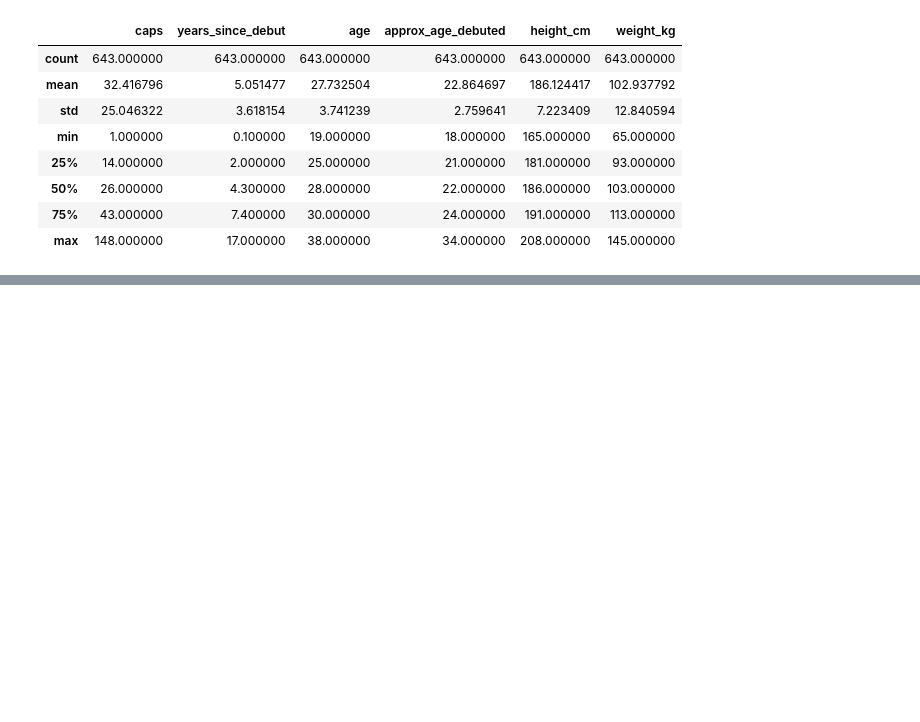
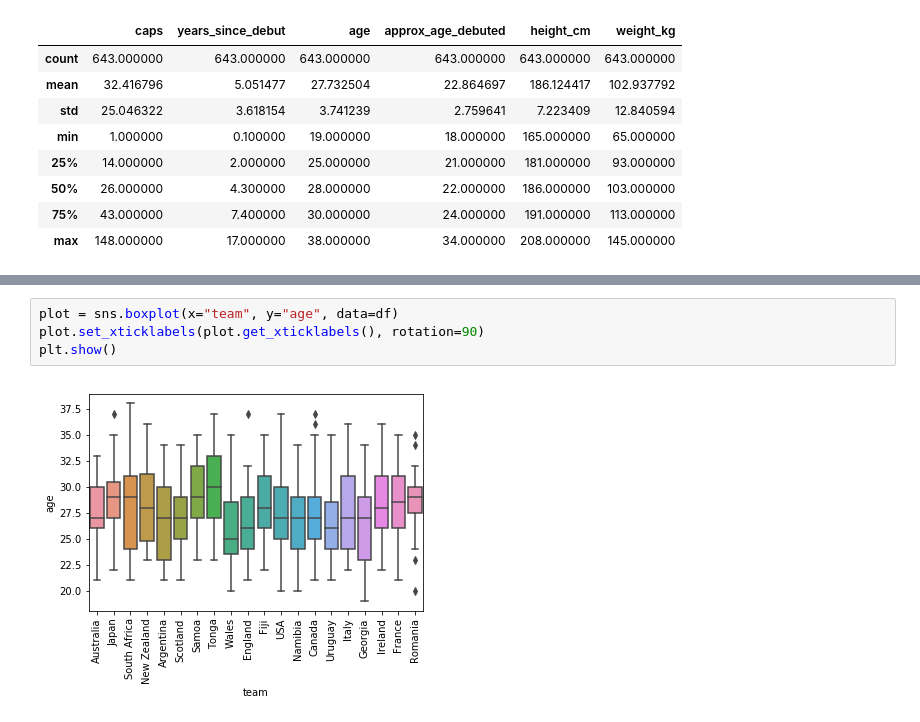
Before and after one commit to rossdavidhunter/Programming_Data_Analysis_Project, a Jupyter notebook: simulation.ipynb, the cells around one changed output, grey strips where cells are left out. Drawn from its saved outputs; the diff is of its cells as text; blank space fills up the shorter version.

Commit message:
add boxplot

```diff
--- a/simulation.ipynb
+++ b/simulation.ipynb
@@ -88,0 +89,6 @@ plt.show('chart')
+# %%
+plot = sns.boxplot(x="team", y="age", data=df)
+plot.set_xticklabels(plot.get_xticklabels(), rotation=90)
+plt.show()
+# %% [output]
+[figure, added]
```
Also changed, not shown: parts of 1 cell of this notebook.
